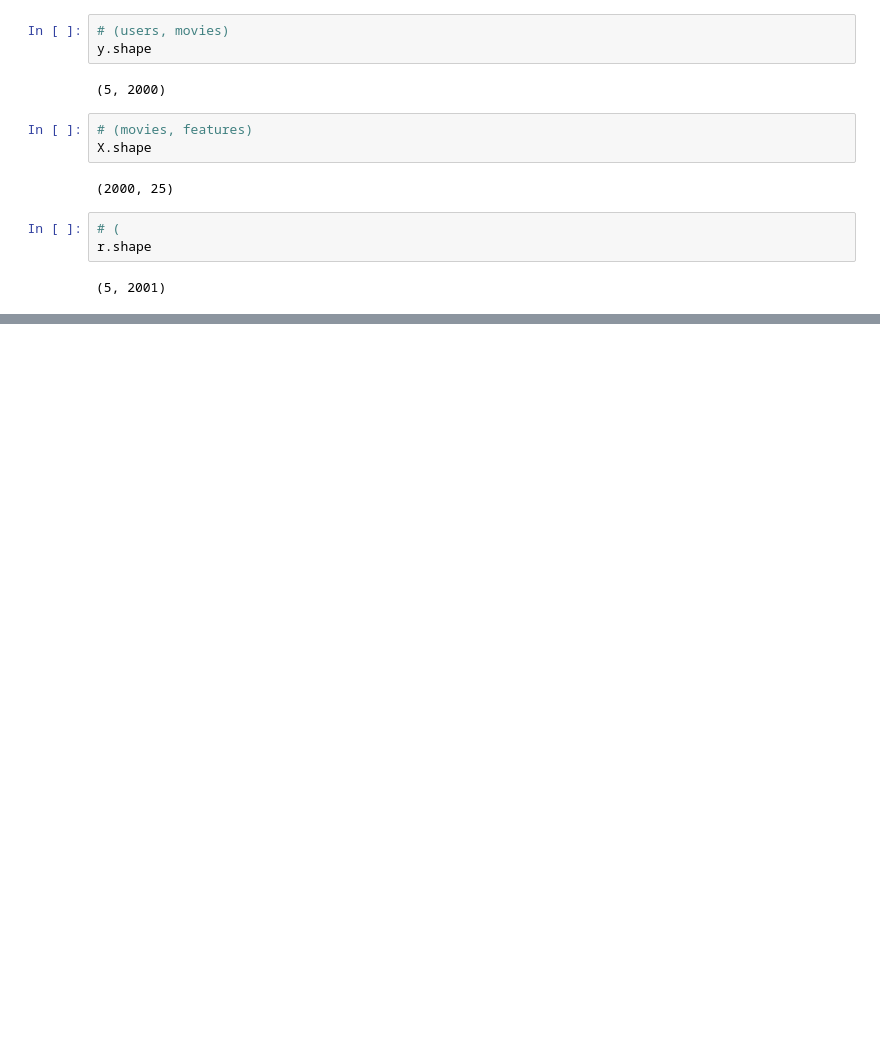
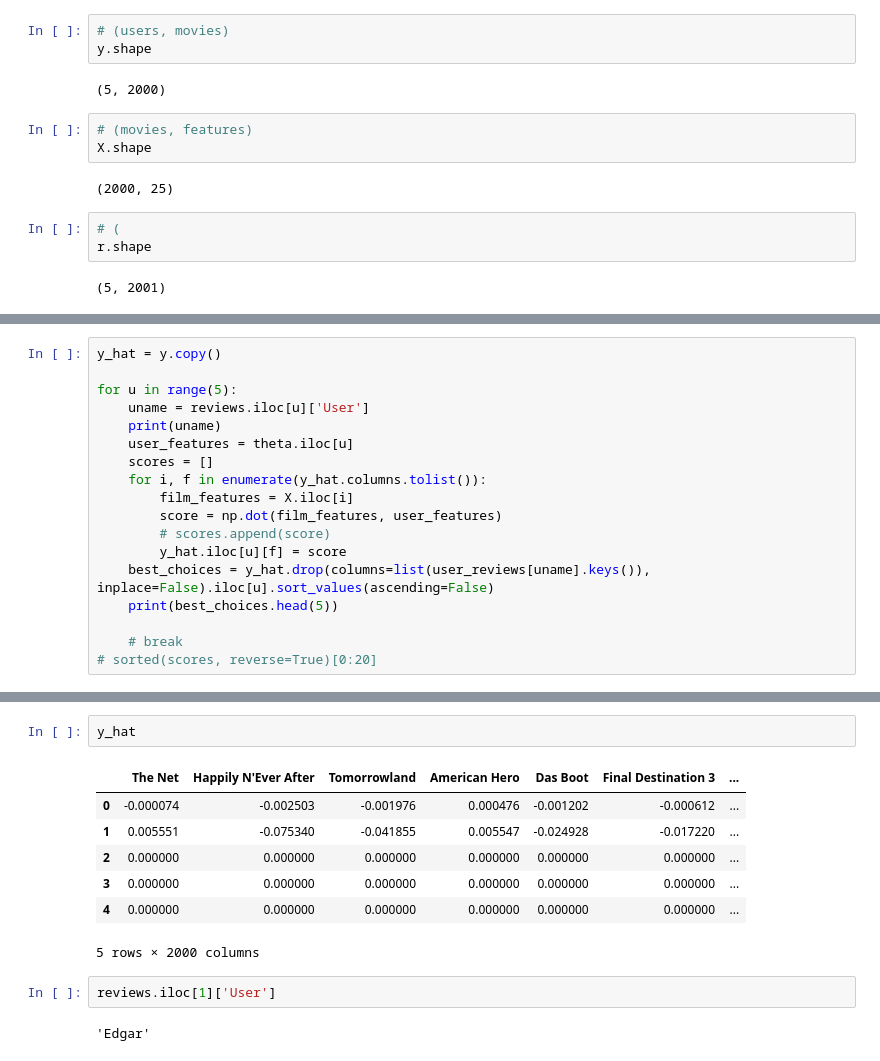
Before and after one commit to huwf/dat-410, a Jupyter notebook: module 2 recommender system.ipynb, the cells around one changed output, grey strips where cells are left out. Cells and saved outputs as stored; diff of their text form; blank space fills up the shorter version.

```diff
--- a/module 2 recommender system.ipynb
+++ b/module 2 recommender system.ipynb
@@ -182,0 +202,18 @@ X, theta, J_hist = g(X, y, r, theta)
+# %%
+y_hat = y.copy()
+
+for u in range(5):
+    uname = reviews.iloc[u]['User']
+    print(uname)
+    user_features = theta.iloc[u]
+    scores = []
+    for i, f in enumerate(y_hat.columns.tolist()):
+        film_features = X.iloc[i]
+        score = np.dot(film_features, user_features)
+        # scores.append(score)
+        y_hat.iloc[u][f] = score
+    best_choices = y_hat.drop(columns=list(user_reviews[uname].keys()), inplace=False).iloc[u].sort_values(ascending=False)
+    print(best_choices.head(5))
+
+    # break
+# sorted(scores, reverse=True)[0:20]
@@ -182,0 +247,14 @@ X, theta, J_hist = g(X, y, r, theta)
+# %%
+y_hat
+# %% [output]
+|  | The Net | Happily N'Ever After | Tomorrowland | American Hero | Das Boot | Final Destination 3 | ... |
+| 0 | -0.000074 | -0.002503 | -0.001976 | 0.000476 | -0.001202 | -0.000612 | ... |
+| 1 | 0.005551 | -0.075340 | -0.041855 | 0.005547 | -0.024928 | -0.017220 | ... |
+| 2 | 0.000000 | 0.000000 | 0.000000 | 0.000000 | 0.000000 | 0.000000 | ... |
+| 3 | 0.000000 | 0.000000 | 0.000000 | 0.000000 | 0.000000 | 0.000000 | ... |
+| 4 | 0.000000 | 0.000000 | 0.000000 | 0.000000 | 0.000000 | 0.000000 | ... |
+5 rows × 2000 columns
+# %%
+reviews.iloc[1]['User']
+# %% [output]
+'Edgar'
```
Also changed, not shown: parts of 9 cells of this notebook, 8 other files.
